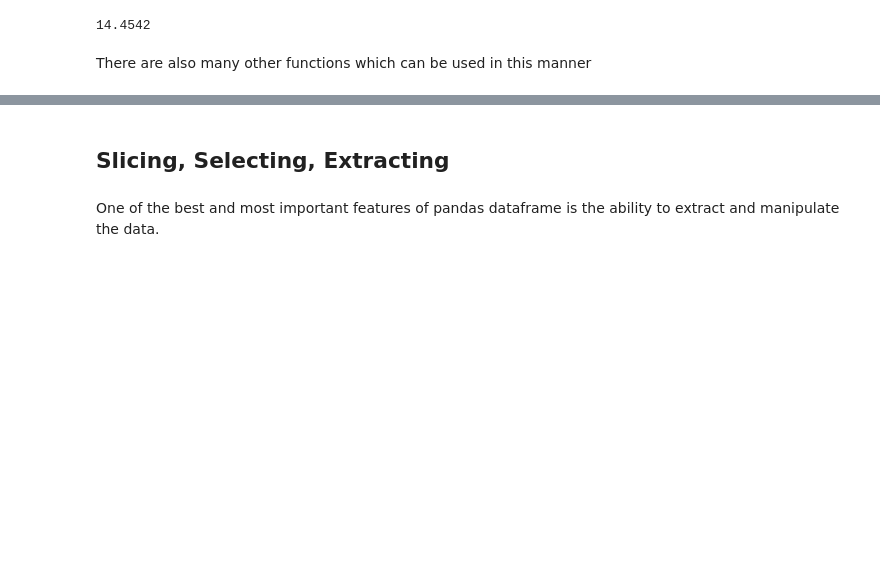
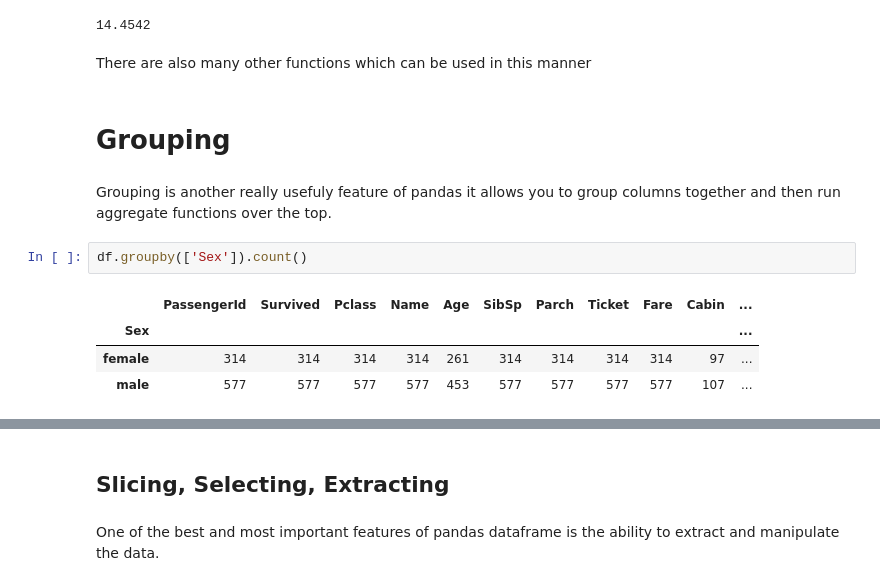
Before and after one commit to SeSaidani/python-intro, a Jupyter notebook: An Introduction to Pandas.ipynb, the cells around one changed output, grey strips where cells are left out. Cells and saved outputs as stored; diff of their text form; blank space fills up the shorter version.

```diff
--- a/An Introduction to Pandas.ipynb
+++ b/An Introduction to Pandas.ipynb
@@ -262,3 +262,14 @@ df['Fare'].median()
 14.4542
 # %% [markdown]
 There are also many other functions which can be used in this manner
+# %% [markdown]
+# Grouping
+# %% [markdown]
+Grouping is another really usefuly feature of pandas it allows you to group columns together and then run aggregate functions over the top.
+# %%
+df.groupby(['Sex']).count()
+# %% [output]
+|  | PassengerId | Survived | Pclass | Name | Age | SibSp | Parch | Ticket | Fare | Cabin | ... |
+| Sex |  |  |  |  |  |  |  |  |  |  | ... |
+| female | 314 | 314 | 314 | 314 | 261 | 314 | 314 | 314 | 314 | 97 | ... |
+| male | 577 | 577 | 577 | 577 | 453 | 577 | 577 | 577 | 577 | 107 | ... |
```
Also changed, not shown: parts of 7 cells of this notebook.
